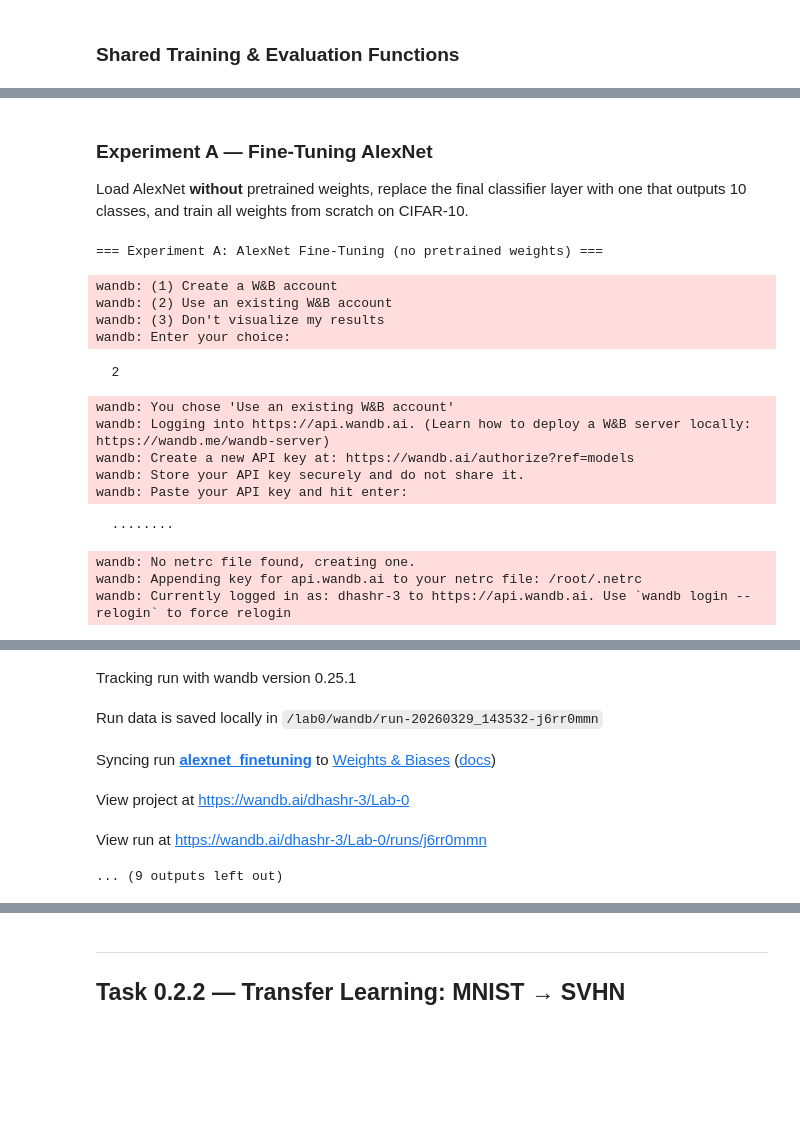
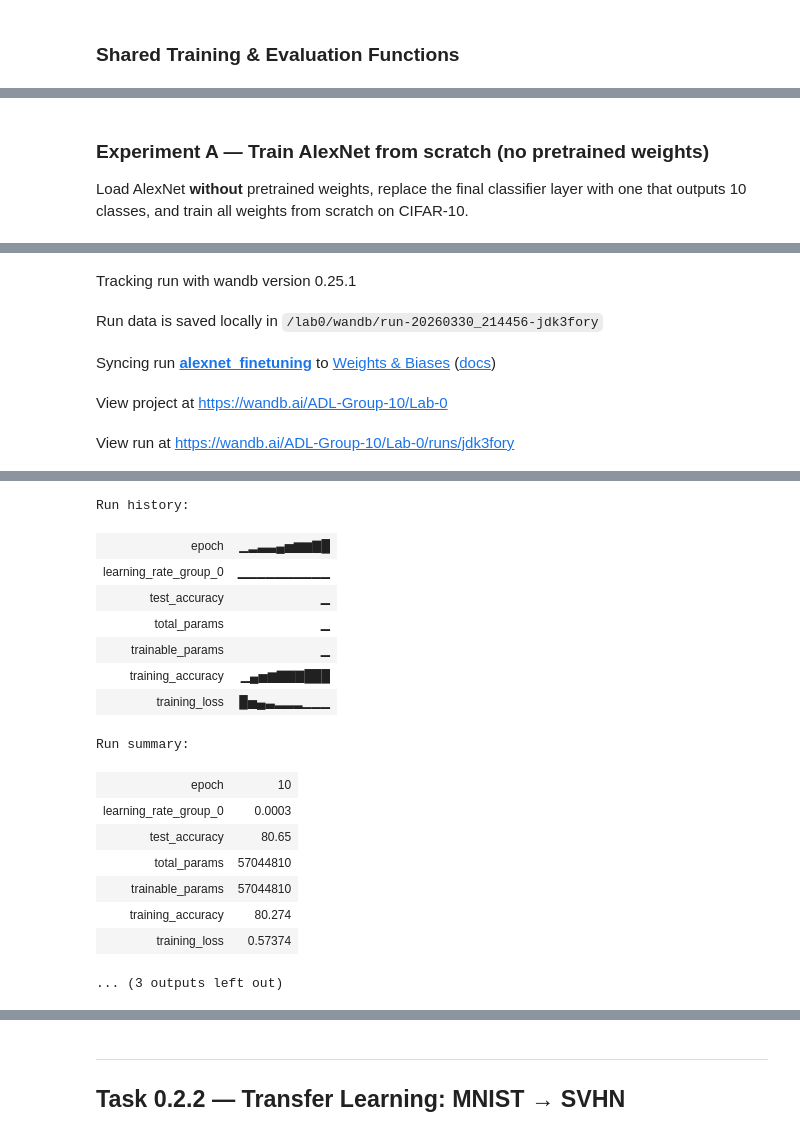
Before and after one commit to ADL-Group-10/lab0, a Jupyter notebook: 02_transfer_learning.ipynb, the cells around one changed output, grey strips where cells are left out. Drawn from its saved outputs; the diff is of its cells as text; code cells hidden in the pictures; blank space fills up the shorter version.

```diff
--- a/02_transfer_learning.ipynb
+++ b/02_transfer_learning.ipynb
@@ -160,8 +227,18 @@ Wall time: 23.6 μs
 # %% [markdown]
-### Experiment A — Fine-Tuning AlexNet
+### Experiment A — Train AlexNet from scratch (no pretrained weights)
 Load AlexNet **without** pretrained weights, replace the final classifier layer with one that outputs 10 classes, and train all weights from scratch on CIFAR-10.
 # %%
 %%time
+
+start_run('alexnet_finetuning', config={
+    "architecture": "AlexNet",
+    "mode": "fine_tuning",
+    "dataset": "CIFAR-10",
+    "pretrained": False,
+    "optimizer": "Adam",
+    "learning_rate": 0.0001,
+    "epochs": NUM_EPOCHS
+})
 
 # Load AlexNet WITHOUT pretrained weights (fine-tuning = train from scratch on CIFAR-10)
 alexnet_ft = models.alexnet(weights=None)
@@ -170,8 +247,10 @@ alexnet_ft = models.alexnet(weights=None)
 # We need 10 outputs for CIFAR-10
 alexnet_ft.classifier[6] = nn.Linear(4096, 10)
 alexnet_ft = alexnet_ft.to(device)
+count_params(alexnet_ft)
 
-optimizer_ft = optim.Adam(alexnet_ft.parameters(), lr=0.0001)
+#optimizer_ft = optim.Adam(alexnet_ft.parameters(), lr=0.0001)
+optimizer_ft = optim.Adam(alexnet_ft.parameters(), lr=3e-4, weight_decay=5e-4)
 
 print('=== Experiment A: AlexNet Fine-Tuning (no pretrained weights) ===')
 alexnet_ft = train_model(
@@ -179,37 +258,20 @@ alexnet_ft = train_model(
     optimizer=optimizer_ft,
     trainloader=cifar_trainloader,
     num_epochs=NUM_EPOCHS,
-    run_name='alexnet_finetuning',
-    config={
-        "architecture": "AlexNet",
-        "mode": "fine_tuning",
-        "dataset": "CIFAR-10",
-        "pretrained": False,
-        "optimizer": "Adam",
-        "learning_rate": 0.0001,
-        "epochs": NUM_EPOCHS
-    }
+    run_name='alexnet_finetuning'
 )
+
+results['Experiment A (AlexNet Fine-Tuning)'], _, _ = evaluate_model(
+    alexnet_ft, cifar_testloader, 'AlexNet Fine-Tuning'
+)
+wandb.log({"test_accuracy": results['Experiment A (AlexNet Fine-Tuning)']})
+log_prediction_samples(alexnet_ft, cifar_testloader, 'exp_a_alexnet_ft')
+
+end_run()
 # %% [output]
-=== Experiment A: AlexNet Fine-Tuning (no pretrained weights) ===
-wandb: (1) Create a W&B account
-wandb: (2) Use an existing W&B account
-wandb: (3) Don't visualize my results
-wandb: Enter your choice:
-  2
-wandb: You chose 'Use an existing W&B account'
-wandb: Logging into https://api.wandb.ai. (Learn how to deploy a W&B server locally: https://wandb.me/wandb-server)
-wandb: Create a new API key at: https://wandb.ai/authorize?ref=models
-wandb: Store your API key securely and do not share it.
-wandb: Paste your API key and hit enter:
-  ········
-wandb: No netrc file found, creating one.
-wandb: Appending key for api.wandb.ai to your netrc file: /root/.netrc
-wandb: Currently logged in as: dhashr-3 to https://api.wandb.ai. Use `wandb login --relogin` to force relogin
 [interactive output not drawn]
 Tracking run with wandb version 0.25.1
-Run data is saved locally in /lab0/wandb/run-20260329_143532-j6rr0mmn
+Run data is saved locally in /lab0/wandb/run-20260330_214456-jdk3fory
 Syncing run alexnet_finetuning to Weights & Biases (docs)
-View project at https://wandb.ai/dhashr-3/Lab-0
+View project at https://wandb.ai/ADL-Group-10/Lab-0
-View run at https://wandb.ai/dhashr-3/Lab-0/runs/j6rr0mmn
+View run at https://wandb.ai/ADL-Group-10/Lab-0/runs/jdk3fory
-... (9 outputs left out)
@@ -215,0 +293,17 @@ View run at https://wandb.ai/dhashr-3/Lab-0/runs/j6rr0mmn
+Run history:
+| epoch | ▁▂▃▃▄▅▆▆▇█ |
+| learning_rate_group_0 | ▁▁▁▁▁▁▁▁▁▁ |
+| test_accuracy | ▁ |
+| total_params | ▁ |
+| trainable_params | ▁ |
+| training_accuracy | ▁▄▅▆▇▇▇███ |
+| training_loss | █▅▄▃▂▂▂▁▁▁ |
+Run summary:
+| epoch | 10 |
+| learning_rate_group_0 | 0.0003 |
+| test_accuracy | 80.65 |
+| total_params | 57044810 |
+| trainable_params | 57044810 |
+| training_accuracy | 80.274 |
+| training_loss | 0.57374 |
+... (3 outputs left out)
```
Also changed, not shown: parts of 31 cells of this notebook.
